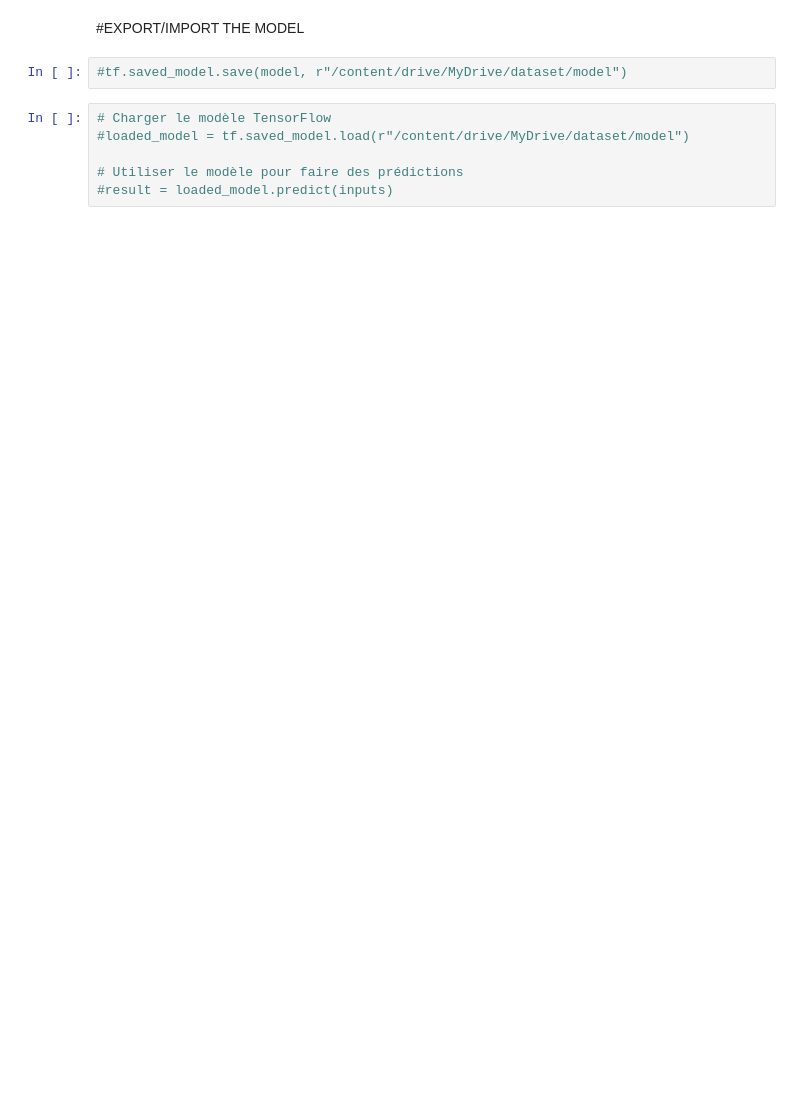
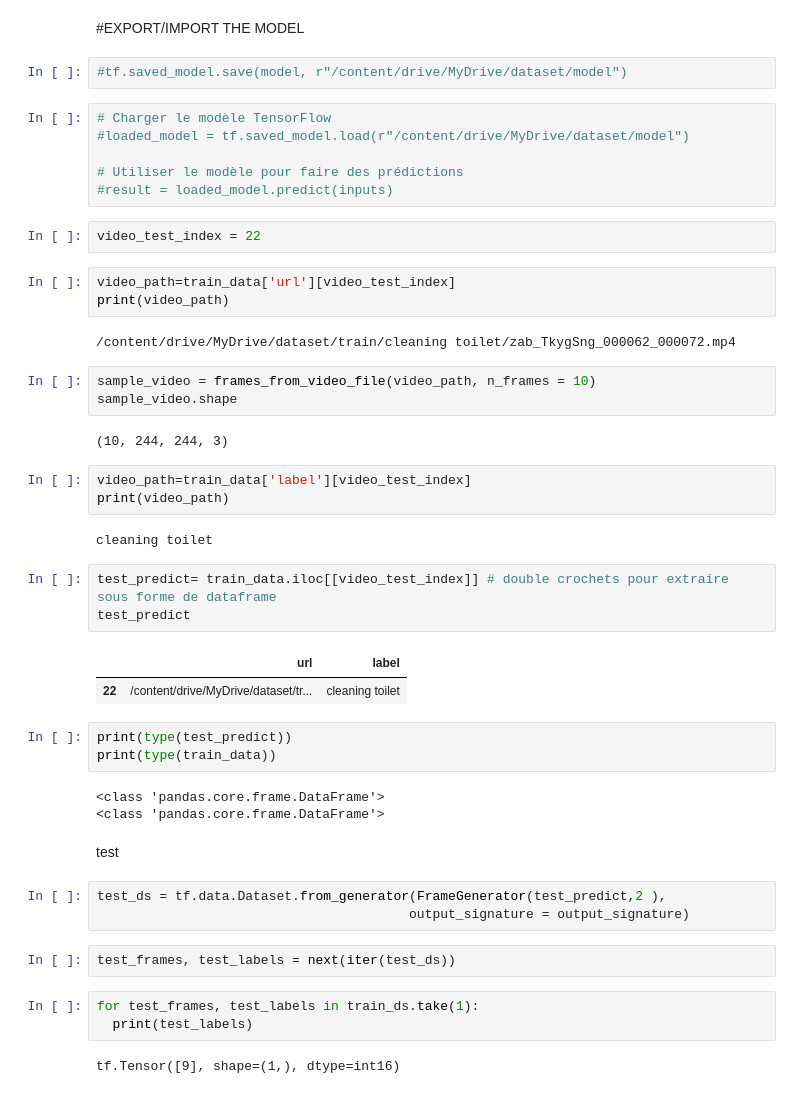
Before and after one commit to cc-ca/Human_action_understanding, a Jupyter notebook: prepare.ipynb, the cells around one changed output. Cells and saved outputs as stored; diff of their text form; blank space fills up the shorter version.

Commit message:
first correct predictions

```diff
--- a/prepare.ipynb
+++ b/prepare.ipynb
@@ -443,3 +495,44 @@ model.fit(train_ds,
 
 # Utiliser le modèle pour faire des prédictions
 #result = loaded_model.predict(inputs)
+# %%
+video_test_index = 22
+# %%
+video_path=train_data['url'][video_test_index]
+print(video_path)
+# %% [output]
+/content/drive/MyDrive/dataset/train/cleaning toilet/zab_TkygSng_000062_000072.mp4
+# %%
+sample_video = frames_from_video_file(video_path, n_frames = 10)
+sample_video.shape
+# %% [output]
+(10, 244, 244, 3)
+# %%
+video_path=train_data['label'][video_test_index]
+print(video_path)
+# %% [output]
+cleaning toilet
+# %%
+test_predict= train_data.iloc[[video_test_index]] # double crochets pour extraire sous forme de dataframe
+test_predict
+# %% [output]
+|  | url | label |
+| 22 | /content/drive/MyDrive/dataset/tr... | cleaning toilet |
+# %%
+print(type(test_predict))
+print(type(train_data))
+# %% [output]
+<class 'pandas.core.frame.DataFrame'>
+<class 'pandas.core.frame.DataFrame'>
+# %% [markdown]
+test
+# %%
+test_ds = tf.data.Dataset.from_generator(FrameGenerator(test_predict,2 ),
+                                        output_signature = output_signature)
+# %%
+test_frames, test_labels = next(iter(test_ds))
+# %%
+for test_frames, test_labels in train_ds.take(1):
+  print(test_labels)
+# %% [output]
+tf.Tensor([9], shape=(1,), dtype=int16)
```
Also changed, not shown: parts of 29 cells of this notebook.
